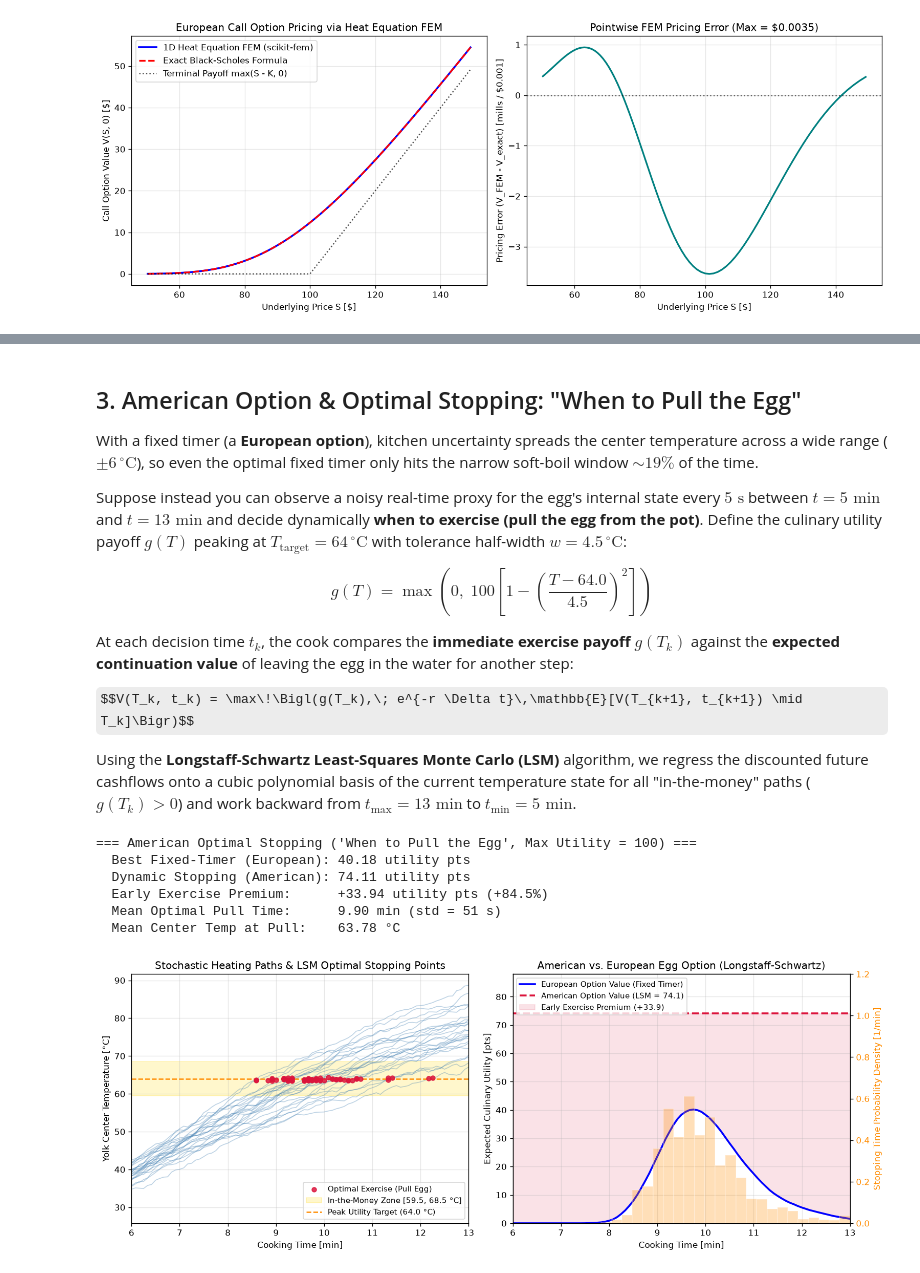
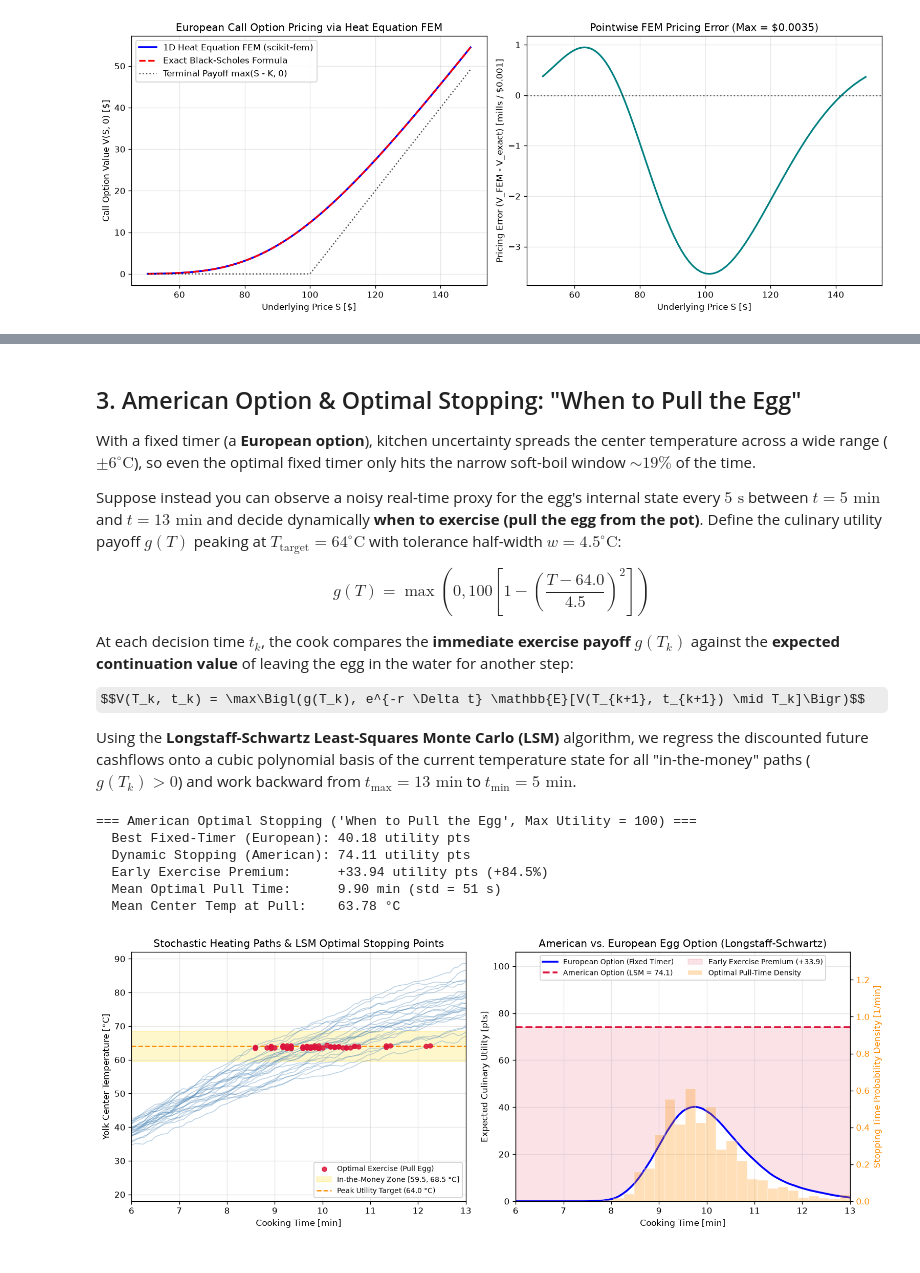
Before and after one commit to mengrenman/fem-boil-egg, a Jupyter notebook: notebooks/04_options_pricing_on_an_egg.ipynb, the cells around one changed output, grey strips where cells are left out. Drawn from its saved outputs; the diff is of its cells as text; code cells hidden in the pictures; some formulas as TeX source.

```diff
--- a/notebooks/04_options_pricing_on_an_egg.ipynb
+++ b/notebooks/04_options_pricing_on_an_egg.ipynb
@@ -172,15 +173,15 @@ plt.show()
 # %% [markdown]
 ## 3. American Option & Optimal Stopping: "When to Pull the Egg"
 
-With a fixed timer (a **European option**), kitchen uncertainty spreads the center temperature across a wide range ($\pm 6\,^\circ\text{C}$), so even the optimal fixed timer only hits the narrow soft-boil window $\sim 19\%$ of the time.
+With a fixed timer (a **European option**), kitchen uncertainty spreads the center temperature across a wide range ($\pm 6^\circ\text{C}$), so even the optimal fixed timer only hits the narrow soft-boil window $\sim 19\%$ of the time.
 
-Suppose instead you can observe a noisy real-time proxy for the egg's internal state every $5\text{ s}$ between $t = 5\text{ min}$ and $t = 13\text{ min}$ and decide dynamically **when to exercise (pull the egg from the pot)**. Define the culinary utility payoff $g(T)$ peaking at $T_{\text{target}} = 64\,^\circ\text{C}$ with tolerance half-width $w = 4.5\,^\circ\text{C}$:
+Suppose instead you can observe a noisy real-time proxy for the egg's internal state every $5\text{ s}$ between $t = 5\text{ min}$ and $t = 13\text{ min}$ and decide dynamically **when to exercise (pull the egg from the pot)**. Define the culinary utility payoff $g(T)$ peaking at $T_{\text{target}} = 64^\circ\text{C}$ with tolerance half-width $w = 4.5^\circ\text{C}$:
 
-$$g(T) = \max\!\left(0,\; 100 \left[1 - \left(\frac{T - 64.0}{4.5}\right)^2\right]\right)$$
+$$g(T) = \max\left(0, 100 \left[1 - \left(\frac{T - 64.0}{4.5}\right)^2\right]\right)$$
 
 At each decision time $t_k$, the cook compares the **immediate exercise payoff** $g(T_k)$ against the **expected continuation value** of leaving the egg in the water for another step:
 
-$$V(T_k, t_k) = \max\!\Bigl(g(T_k),\; e^{-r \Delta t}\,\mathbb{E}[V(T_{k+1}, t_{k+1}) \mid T_k]\Bigr)$$
+$$V(T_k, t_k) = \max\Bigl(g(T_k), e^{-r \Delta t} \mathbb{E}[V(T_{k+1}, t_{k+1}) \mid T_k]\Bigr)$$
 
 Using the **Longstaff-Schwartz Least-Squares Monte Carlo (LSM)** algorithm, we regress the discounted future cashflows onto a cubic polynomial basis of the current temperature state for all "in-the-money" paths ($g(T_k) > 0$) and work backward from $t_{\max} = 13\text{ min}$ to $t_{\min} = 5\text{ min}$.
 # %%
@@ -218,46 +219,49 @@ ax.set_xlabel("Cooking Time [min]")
 ax.set_ylabel("Yolk Center Temperature [°C]")
 ax.set_title("Stochastic Heating Paths & LSM Optimal Stopping Points")
 ax.set_xlim(6, 13)
-ax.legend(loc="lower right", fontsize=9)
+ax.set_ylim(18, 92)
+ax.legend(loc="lower right", fontsize=8.5, framealpha=0.95)
 ax.grid(True, alpha=0.3)
 
 # Right: American Optimal Stopping vs European Fixed-Timer Value (with twinx for histogram)
 ax = axes[1]
 ax2 = ax.twinx()
 ax2.hist(
     amer_res["stopping_times_s"] / 60.0, bins=24, density=True,
     alpha=0.28, color="darkorange", edgecolor="white", label="Optimal Pull-Time Density"
 )
 ax2.set_ylabel("Stopping Time Probability Density [1/min]", color="darkorange")
 ax2.tick_params(axis="y", labelcolor="darkorange")
-ax2.set_ylim(0, 1.2)
+ax2.set_ylim(0, 1.35)
 
-l1 = ax.plot(t_amer_min, amer_res["european_values"], "b-", lw=2.2,
-             label="European Option Value (Fixed Timer)")
-l2 = ax.axhline(amer_res["american_value"], color="crimson", ls="--", lw=2.2,
-                label=f"American Option Value (LSM = {amer_res['american_value']:.1f})")
-f1 = ax.fill_between(
+ax.plot(t_amer_min, amer_res["european_values"], "b-", lw=2.2,
+        label="European Option (Fixed Timer)")
+ax.axhline(amer_res["american_value"], color="crimson", ls="--", lw=2.2,
+           label=f"American Option (LSM = {amer_res['american_value']:.1f})")
+ax.fill_between(
     t_amer_min, amer_res["european_values"], amer_res["american_value"],
     color="crimson", alpha=0.12, label=f"Early Exercise Premium (+{early_ex_premium:.1f})"
 )
 ax.set_xlabel("Cooking Time [min]")
 ax.set_ylabel("Expected Culinary Utility [pts]")
 ax.set_title("American vs. European Egg Option (Longstaff-Schwartz)")
 ax.set_xlim(6, 13)
-ax.set_ylim(0, 88)
-ax.legend(loc="upper left", fontsize=9)
+ax.set_ylim(0, 106)
+h1, l1 = ax.get_legend_handles_labels()
+h2, l2 = ax2.get_legend_handles_labels()
+ax.legend(h1 + h2, l1 + l2, loc="upper center", ncol=2, fontsize=8.5, framealpha=0.95)
 ax.grid(True, alpha=0.3)
 
 plt.tight_layout()
 plt.show()
 # %% [output]
 === American Optimal Stopping ('When to Pull the Egg', Max Utility = 100) ===
   Best Fixed-Timer (European): 40.18 utility pts
   Dynamic Stopping (American): 74.11 utility pts
   Early Exercise Premium:      +33.94 utility pts (+84.5%)
   Mean Optimal Pull Time:      9.90 min (std = 51 s)
   Mean Center Temp at Pull:    63.78 °C
-[figure, old version]
+[figure, new version]
 # %% [markdown]
 ## Summary
 
```
Also changed, not shown: parts of 6 cells of this notebook, 8 other files.
